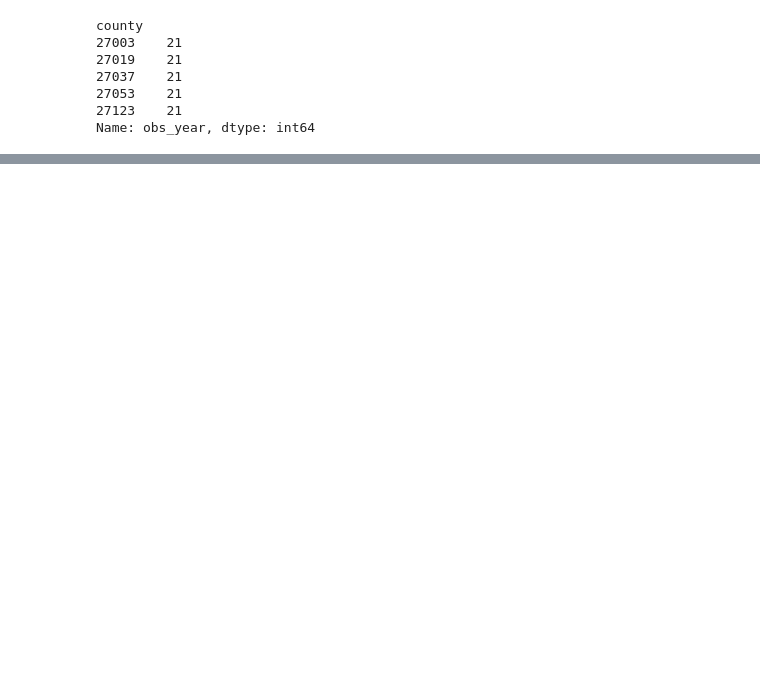
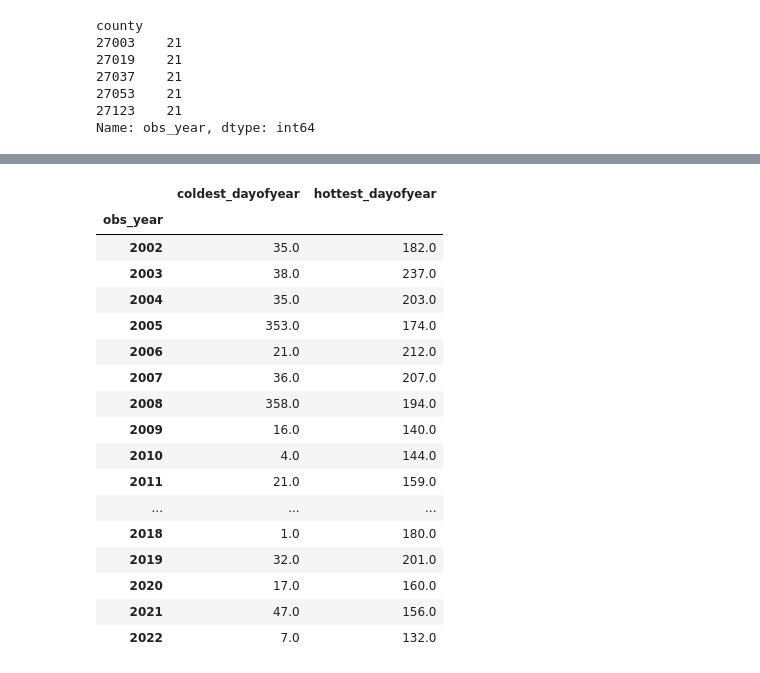
Before and after one commit to UofM-Final-Project/Home_Gardeners_Analysis, a Jupyter notebook: scripts/county_processing.ipynb, the cells around one changed output, grey strips where cells are left out. Cells and saved outputs as stored; diff of their text form; code cells hidden in the pictures; blank space fills up the shorter version.

```diff
--- a/scripts/county_processing.ipynb
+++ b/scripts/county_processing.ipynb
@@ -248,0 +273,29 @@ county_metrics_full_df.head(20)
+# %%
+# # Get the hottest day of the year
+hottest_day_of_year = merged_county_and_yearly_df.groupby(["obs_year"])[['hottest_day']].max()
+hottest_day_df = pd.merge(hottest_day_of_year, merged_county_and_yearly_df, how='left', left_on=['obs_year','hottest_day'], right_on = ["obs_year","hottest_day"])
+hottest_day_of_year_df = pd.DataFrame(coldest_day_df.groupby(["obs_year"])['hottest_dayofyear'].min())
+hottest_day_of_year_df = hottest_day_of_year_df.reset_index()
+hottest_day_of_year_df = hottest_day_of_year_df.set_index(keys=['obs_year'])
+agg_years_df = pd.merge(agg_years_df, hottest_day_of_year_df, how='left', left_index=True, right_index =True)
+
+agg_years_df.head(30)
+# %% [output]
+|  | coldest_dayofyear | hottest_dayofyear |
+| obs_year |  |  |
+| 2002 | 35.0 | 182.0 |
+| 2003 | 38.0 | 237.0 |
+| 2004 | 35.0 | 203.0 |
+| 2005 | 353.0 | 174.0 |
+| 2006 | 21.0 | 212.0 |
+| 2007 | 36.0 | 207.0 |
+| 2008 | 358.0 | 194.0 |
+| 2009 | 16.0 | 140.0 |
+| 2010 | 4.0 | 144.0 |
+| 2011 | 21.0 | 159.0 |
+| ... | ... | ... |
+| 2018 | 1.0 | 180.0 |
+| 2019 | 32.0 | 201.0 |
+| 2020 | 17.0 | 160.0 |
+| 2021 | 47.0 | 156.0 |
+| 2022 | 7.0 | 132.0 |
```
Also changed, not shown: parts of 23 cells of this notebook, 2 other files.
